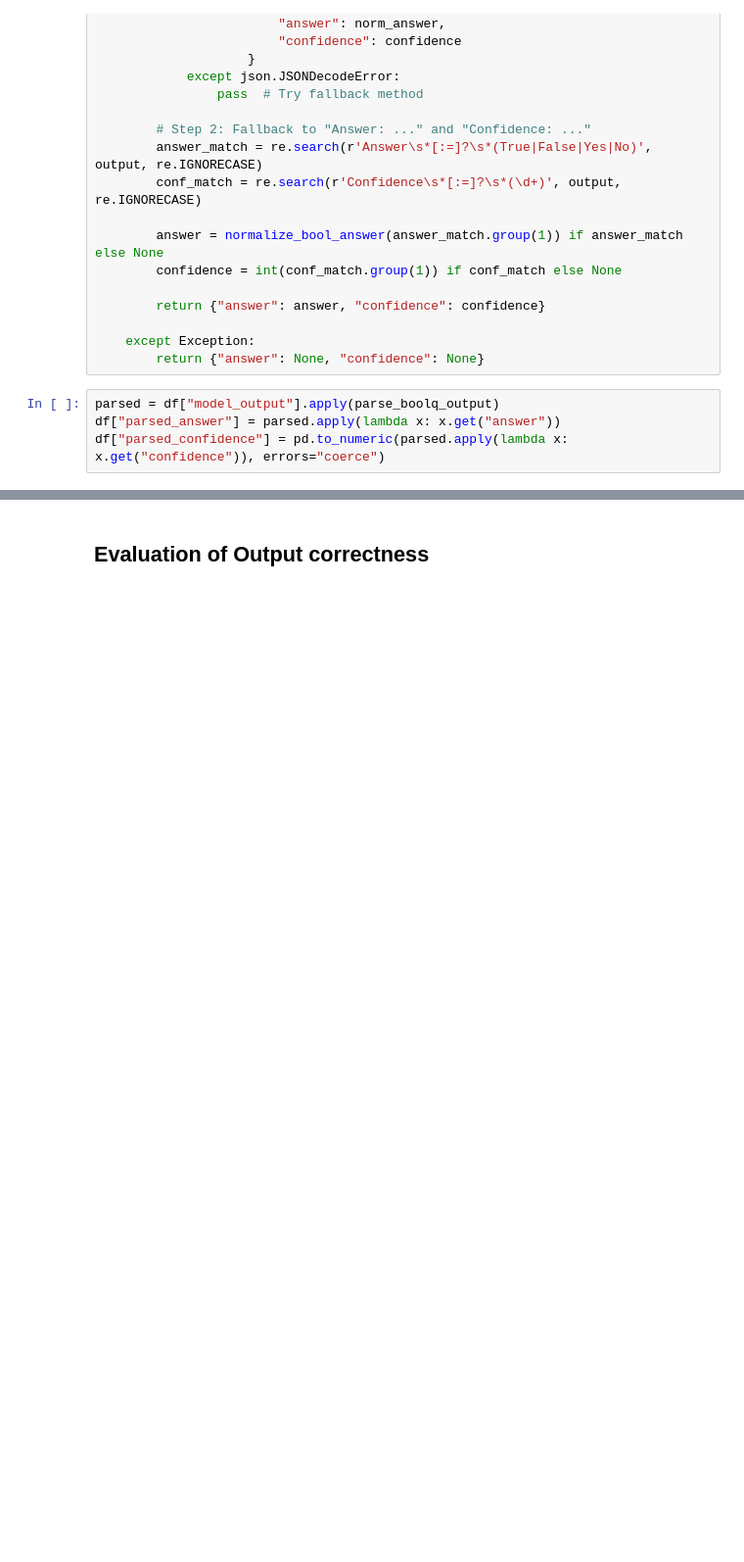
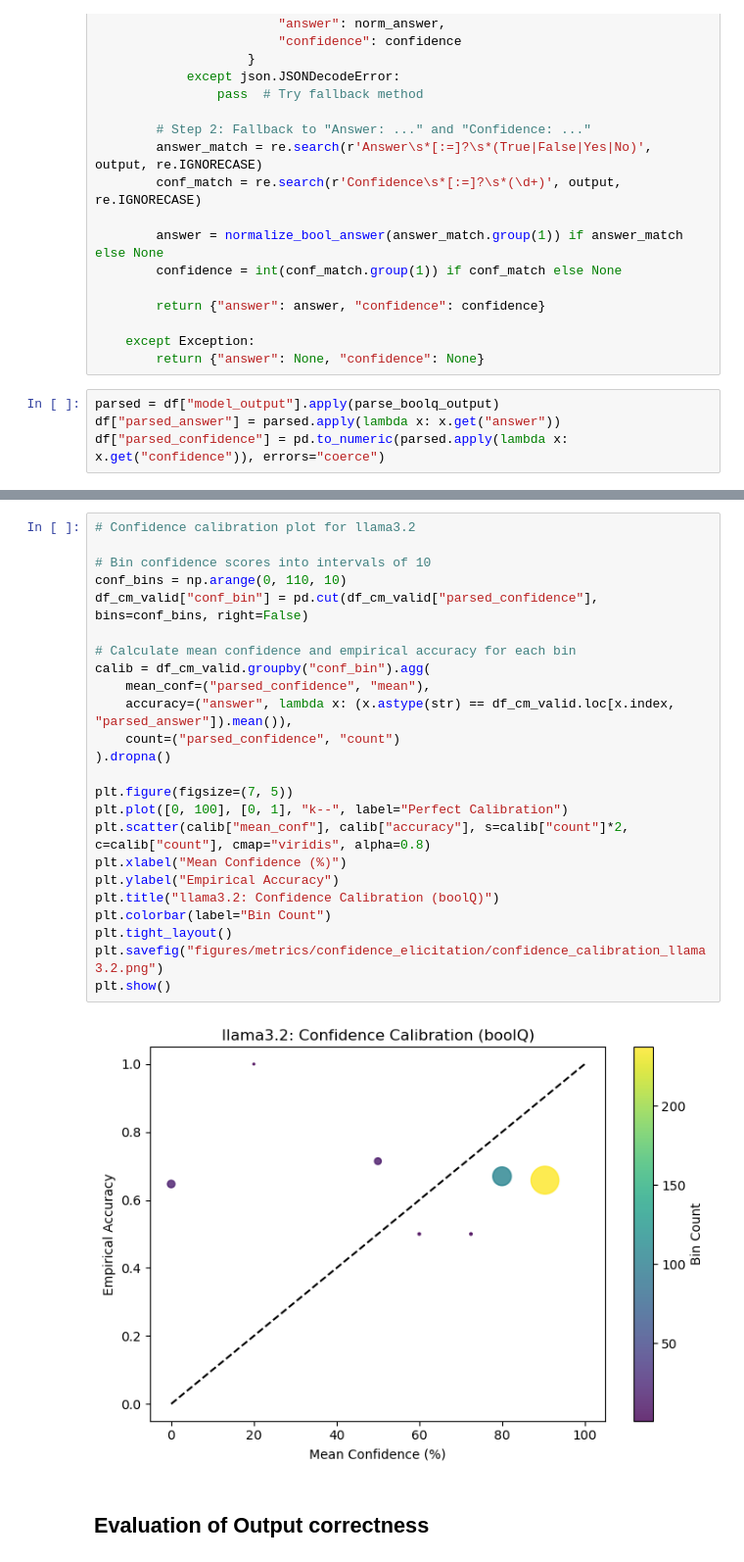
Before and after one commit to christian-hobelsberger/LLMUncertainty, a Jupyter notebook: analyze_confidence_output.ipynb, the cells around one changed output, grey strips where cells are left out. Shown at 98% size. Drawn from its saved outputs; the diff is of its cells as text; blank space fills up the shorter version.

```diff
--- a/analyze_confidence_output.ipynb
+++ b/analyze_confidence_output.ipynb
@@ -235,2 +314,28 @@ df["model_output"][13]
+# %%
+# Confidence calibration plot for llama3.2
+
+# Bin confidence scores into intervals of 10
+conf_bins = np.arange(0, 110, 10)
+df_cm_valid["conf_bin"] = pd.cut(df_cm_valid["parsed_confidence"], bins=conf_bins, right=False)
+
+# Calculate mean confidence and empirical accuracy for each bin
+calib = df_cm_valid.groupby("conf_bin").agg(
+    mean_conf=("parsed_confidence", "mean"),
+    accuracy=("answer", lambda x: (x.astype(str) == df_cm_valid.loc[x.index, "parsed_answer"]).mean()),
+    count=("parsed_confidence", "count")
+).dropna()
+
+plt.figure(figsize=(7, 5))
+plt.plot([0, 100], [0, 1], "k--", label="Perfect Calibration")
+plt.scatter(calib["mean_conf"], calib["accuracy"], s=calib["count"]*2, c=calib["count"], cmap="viridis", alpha=0.8)
+plt.xlabel("Mean Confidence (%)")
+plt.ylabel("Empirical Accuracy")
+plt.title("llama3.2: Confidence Calibration (boolQ)")
+plt.colorbar(label="Bin Count")
+plt.tight_layout()
+plt.savefig("figures/metrics/confidence_elicitation/confidence_calibration_llama3.2.png")
+plt.show()
+# %% [output]
+[figure, added]
 # %% [markdown]
 ## Evaluation of Output correctness
```
Also changed, not shown: parts of 21 cells of this notebook, 45 other files.
